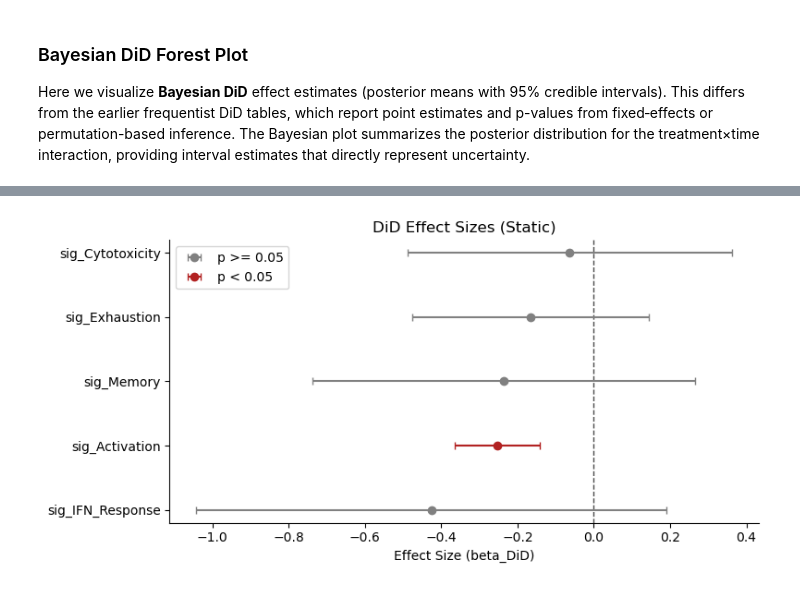
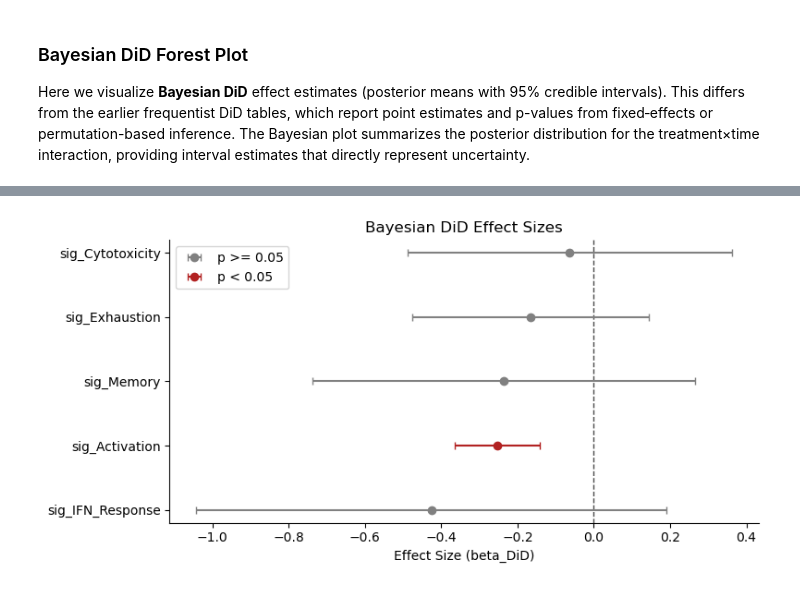
Before and after one commit to TheOmarLab/sctrial, a Jupyter notebook: docs/source/examples/example_immunotherapy_sade_feldman.ipynb, the cells around one changed output, grey strips where cells are left out. Drawn from its saved outputs; the diff is of its cells as text; code cells hidden in the pictures.

```diff
--- a/docs/source/examples/example_immunotherapy_sade_feldman.ipynb
+++ b/docs/source/examples/example_immunotherapy_sade_feldman.ipynb
@@ -1630,33 +1630,32 @@ The effective sample size per chain is smaller than 100 for some parameters.  A
 Bayesian DiD note: For small samples, convergence diagnostics may be noisy.
 If rhat > 1.01 or ESS is low, increase draws/tune or consider stronger priors.
 # %%
-# Interactive plot (Plotly) + static fallback for HTML docs
 if did_results is not None and not did_results.empty:
     # Static fallback always available for HTML
     try:
         fig, ax = plt.subplots(figsize=(8, max(4, 0.5 * len(did_results))))
-        st.plot_did_forest(did_results, ax=ax, title="DiD Effect Sizes (Static)")
+        st.plot_did_forest(did_results, ax=ax, title="Bayesian DiD Effect Sizes")
         plt.tight_layout()
         plt.show()
     except Exception as e:
-        print(f"Static forest plot failed: {e}")
+        print(f"Bayesian DiD forest plot failed: {e}")
 
     # Plotly disabled in docs to avoid unsupported MIME output
     SHOW_PLOTLY = False
     if SHOW_PLOTLY:
         try:
             if "se_DiD" not in did_results.columns:
                 print("se_DiD column not available - skipping interactive forest plot")
             elif did_results["se_DiD"].isna().all():
                 print("All se_DiD values are NaN - skipping interactive forest plot")
             else:
                 fig = st.plot_did_forest_interactive(did_results)
                 fig.show()
         except ImportError as e:
             print(f"Plotly not installed: {e}")
         except Exception as e:
             print(f"Could not create interactive plot: {e}")
 else:
     print("No DiD results available for interactive plot")
 # %% [output]
-[figure, old version]
+[figure, new version]
```
Also changed, not shown: parts of 8 cells of this notebook, 1 other file.
